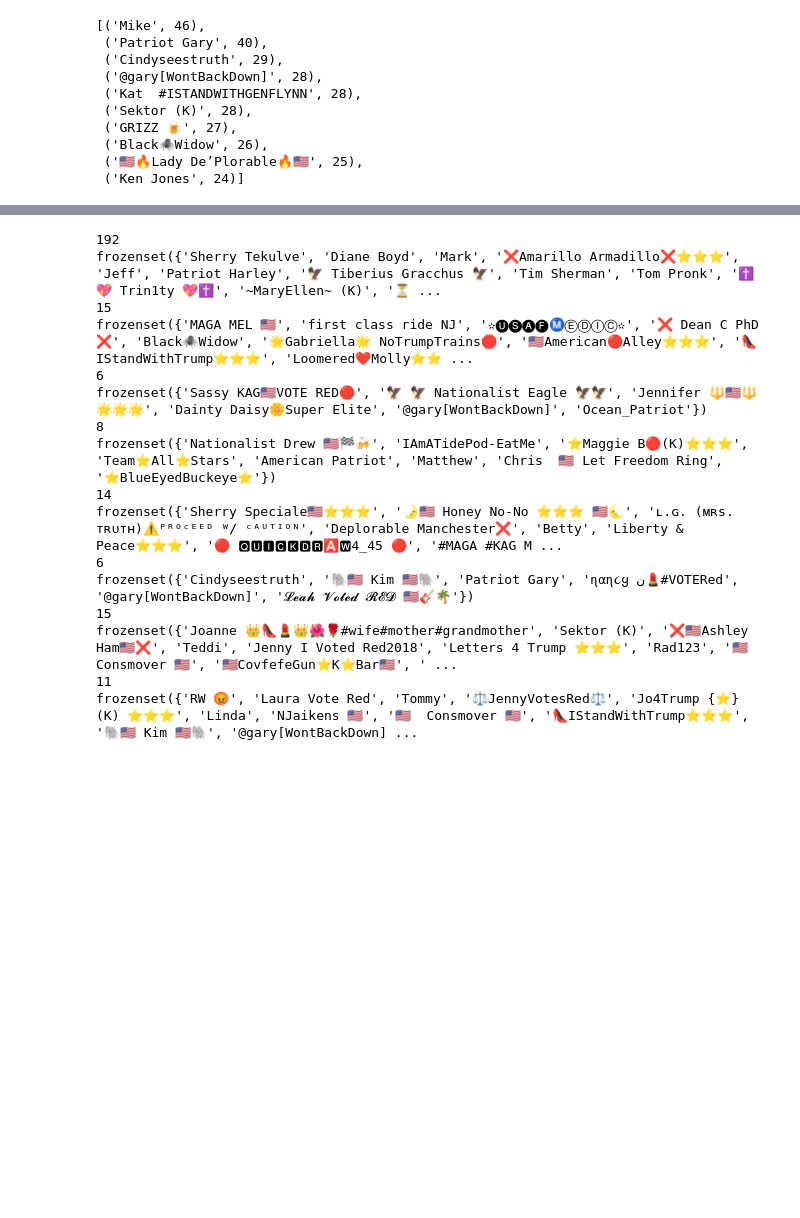
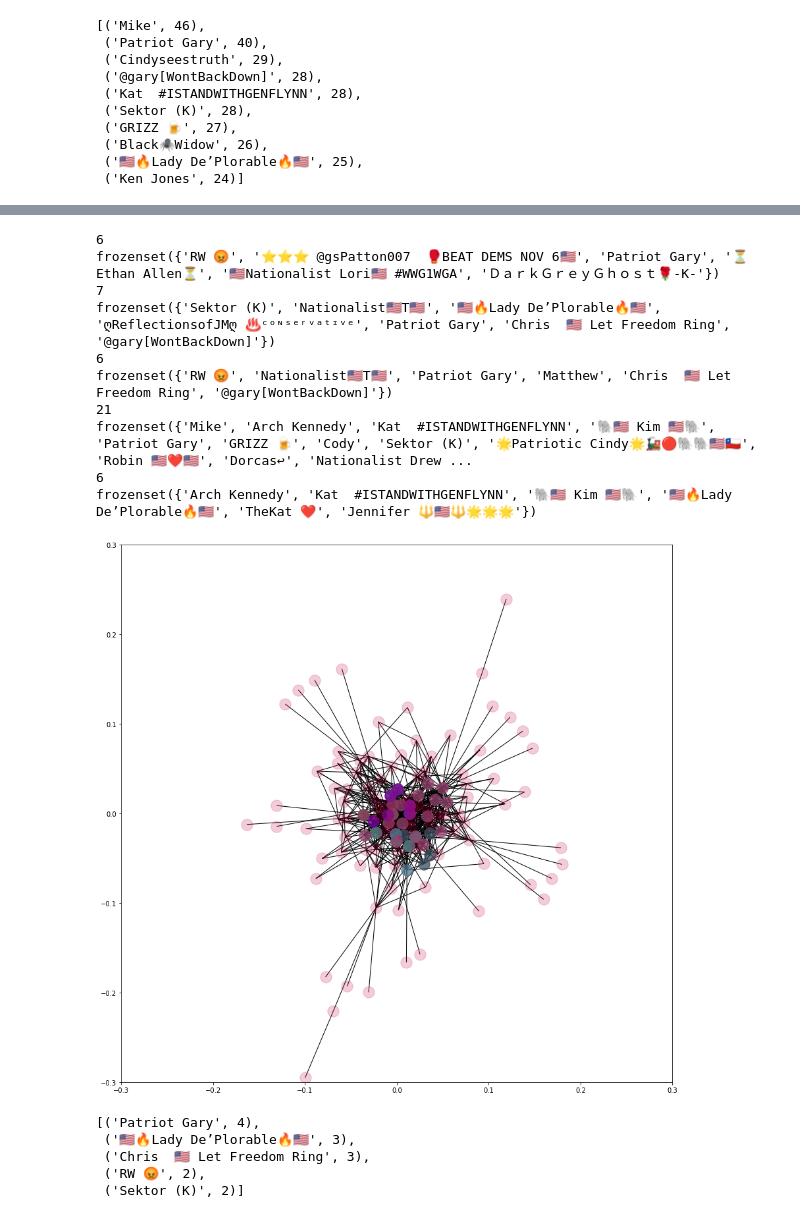
Before and after one commit to annaaniol/DataExploration, a Jupyter notebook: network_analysis.ipynb, the cells around one changed output, grey strips where cells are left out. Drawn from its saved outputs; the diff is of its cells as text; code cells hidden in the pictures; blank space fills up the shorter version.

Commit message:
Add k-cliques

```diff
--- a/network_analysis.ipynb
+++ b/network_analysis.ipynb
@@ -224,35 +247,38 @@ edge_betweenness_centrality[:10]
 # %%
 from networkx.algorithms.community import k_clique_communities
-cliques = list(k_clique_communities(G, 6))
+cliques = list(k_clique_communities(G_sampled, 6))
 # %%
 for clique in cliques:
     print(len(clique))
     print(clique)
 # %% [output]
-192
-frozenset({'Sherry Tekulve', 'Diane Boyd', 'Mark', '❌Amarillo Armadillo❌⭐️⭐️⭐️', 'Jeff', 'Patriot Harley', '🦅 Tiberius Gracchus 🦅', 'Tim Sherman', 'Tom Pronk', '✝️💖 Trin1ty 💖✝️', '~MaryEllen~ (K)', '⏳ ...
-15
-frozenset({'MAGA MEL 🇺🇸', 'first class ride NJ', '✫🅤🅢🅐🅕ⓂⒺⒹⒾⒸ✫', '❌ Dean C PhD ❌', 'Black🕷Widow', '🌟Gabriella️🌟 NoTrumpTrains🛑', '🇺🇸American🔴Alley⭐️⭐️⭐️', '👠IStandWithTrump⭐️⭐️⭐️', 'Loomered❤️Molly⭐️⭐️ ...
 6
-frozenset({'Sassy KAG🇺🇲VOTE RED🔴', '🦅 🦅 Nationalist Eagle 🦅🦅', 'Jennifer 🔱🇺🇸🔱🌟🌟🌟', 'Dainty Daisy🌼Super Elite', '@gary[WontBackDown]', 'Ocean_Patriot'})
-8
-frozenset({'Nationalist Drew 🇺🇸🏁🍻', 'IAmATidePod-EatMe', '⭐️Maggie B🔴(K)⭐️⭐️⭐️', 'Team⭐️All⭐️Stars', 'American Patriot', 'Matthew', 'Chris  🇺🇸 Let Freedom Ring', '⭐️BlueEyedBuckeye⭐️'})
-14
-frozenset({'Sherry Speciale🇺🇸⭐️⭐️⭐️', '🌛🇺🇸 Honey No-No ⭐⭐⭐ 🇺🇸🌜', 'ʟ.ɢ. (ᴍʀs. ᴛʀᴜᴛʜ)⚠️ᴾᴿᴼᶜᴱᴱᴰ ᵂ/ ᶜᴬᵁᵀᴵᴼᴺ', 'Deplorable Manchester❌', 'Betty', 'Liberty & Peace⭐️⭐️⭐️', '🔴 🆀🆄🅸🅲🅺🅳🆁🅰🆆4_45 🔴', '#MAGA #KAG M ...
+frozenset({'RW 😡', '⭐️⭐️⭐️ @gsPatton007  🥊BEAT DEMS NOV 6🇺🇸', 'Patriot Gary', '⏳Ethan Allen⏳', '🇺🇸Nationalist Lori🇺🇸 #WWG1WGA', 'ＤａｒｋＧｒｅｙＧｈｏｓｔ🌹-K-'})
+7
+frozenset({'Sektor (K)', 'Nationalist🇺🇸T🇺🇸', '🇺🇸🔥Lady De’Plorable🔥🇺🇸', 'ღReflectionsofJMღ ♨️ᶜᵒᶰˢᵉʳᵛᵃᵗᶦᵛᵉ', 'Patriot Gary', 'Chris  🇺🇸 Let Freedom Ring', '@gary[WontBackDown]'})
 6
-frozenset({'Cindyseestruth', '🐘🇺🇸 Kim 🇺🇸🐘', 'Patriot Gary', 'ɳαɳ૮ყ ن💄#VOTERed', '@gary[WontBackDown]', '𝓛𝓮𝓪𝓱 𝓥𝓸𝓽𝓮𝓭 𝓡𝓔𝓓 🇺🇸🎸🌴'})
-15
-frozenset({'Joanne 👑👠💄👑🌺🌹#wife#mother#grandmother', 'Sektor (K)', '❌🇺🇸Ashley Ham🇺🇸❌', 'Teddi', 'Jenny I Voted Red2018', 'Letters 4 Trump ⭐⭐⭐', 'Rad123', '🇺🇸  Consmover 🇺🇸', '🇺🇸CovfefeGun⭐️K⭐️Bar🇺🇸', ' ...
-11
-frozenset({'RW 😡', 'Laura Vote Red', 'Tommy', '⚖️JennyVotesRed⚖️', 'Jo4Trump {⭐️} (K) ⭐️⭐️⭐️', 'Linda', 'NJaikens 🇺🇸', '🇺🇸  Consmover 🇺🇸', '👠IStandWithTrump⭐️⭐️⭐️', '🐘🇺🇸 Kim 🇺🇸🐘', '@gary[WontBackDown] ...
+frozenset({'RW 😡', 'Nationalist🇺🇸T🇺🇸', 'Patriot Gary', 'Matthew', 'Chris  🇺🇸 Let Freedom Ring', '@gary[WontBackDown]'})
+21
+frozenset({'Mike', 'Arch Kennedy', 'Kat  #ISTANDWITHGENFLYNN', '🐘🇺🇸 Kim 🇺🇸🐘', 'Patriot Gary', 'GRIZZ 🍺', 'Cody', 'Sektor (K)', '🌟Patriotic Cindy🌟🚂🔴🐘🐘🇺🇸🇨🇱', 'Robin 🇺🇸❤️🇺🇸', 'Dorcas↩', 'Nationalist Drew ...
+6
+frozenset({'Arch Kennedy', 'Kat  #ISTANDWITHGENFLYNN', '🐘🇺🇸 Kim 🇺🇸🐘', '🇺🇸🔥Lady De’Plorable🔥🇺🇸', 'TheKat ❤️', 'Jennifer 🔱🇺🇸🔱🌟🌟🌟'})
 # %%
 figure(figsize=(15,15))
 pos = nx.spring_layout(G_sampled)
-for community in communities_gmc:
+for clique in cliques:
     nx.draw_networkx_nodes(G_sampled, pos=pos,
-                           nodelist=community,
+                           nodelist=clique,
                            node_color=numpy.random.rand(3,),
                            alpha=0.7)
+nx.draw_networkx_nodes(G_sampled, pos=pos,
+                           nodelist=G_sampled.nodes,
+                           node_color=numpy.random.rand(3,),
+                           alpha=0.2)
 nx.draw_networkx_edges(G_sampled, pos=pos, edgelist=G_sampled.edges)
 
+plt.xlim(-0.3, 0.3)
+plt.ylim(-0.3, 0.3)
+
 plt.show()
+# %% [output]
+[figure, added]
@@ -258,0 +296,9 @@ plt.show()
+# %%
+top_users_in_cliques = sorted(distinct_users_in_cliques.items(), key=lambda x : x[1], reverse=True)
+top_users_in_cliques[:5]
+# %% [output]
+[('Patriot Gary', 4),
+ ('🇺🇸🔥Lady De’Plorable🔥🇺🇸', 3),
+ ('Chris  🇺🇸 Let Freedom Ring', 3),
+ ('RW 😡', 2),
+ ('Sektor (K)', 2)]
```
Also changed, not shown: parts of 7 cells of this notebook.
